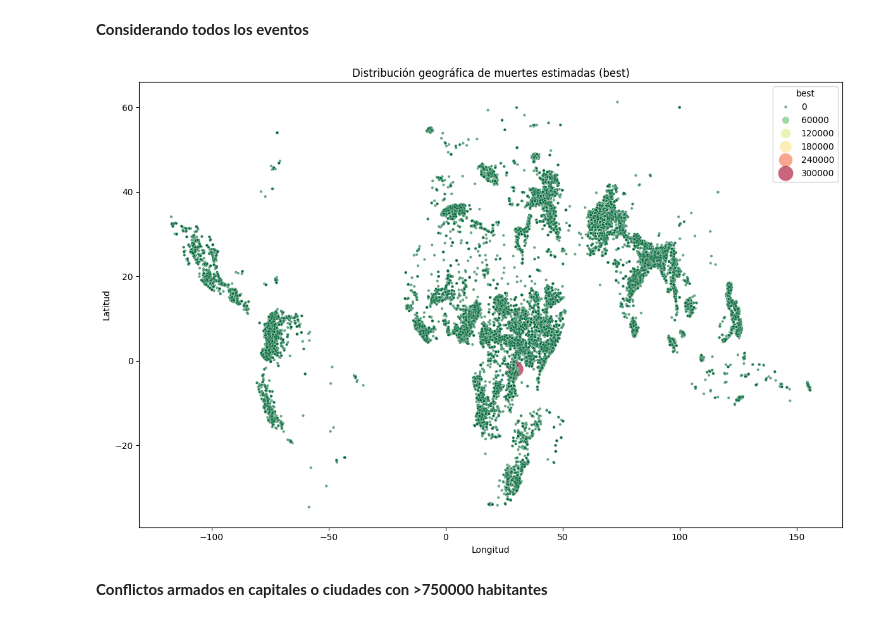
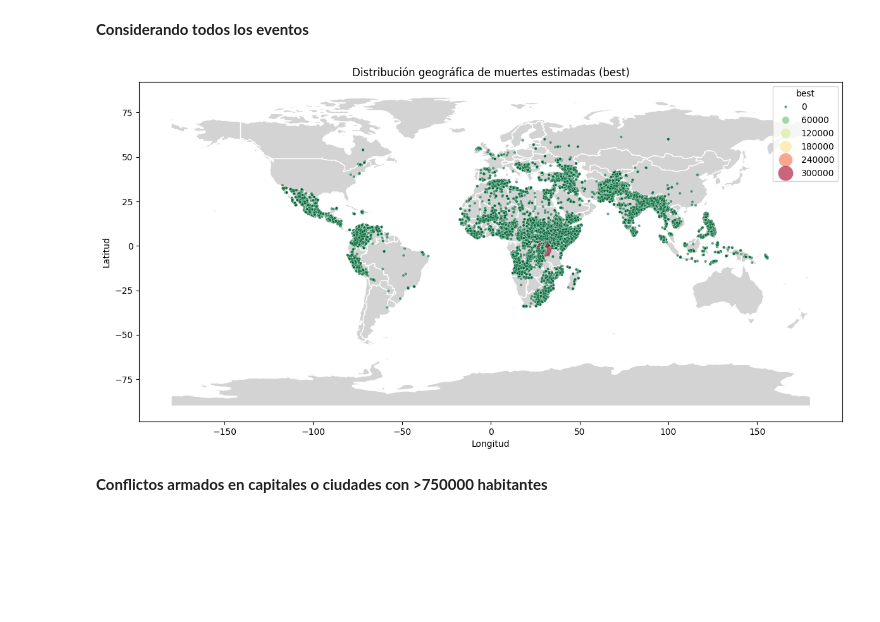
Before and after one commit to SantiagoCasado/CEIA_Analisis_Datos, a Jupyter notebook: add_tp1.ipynb, the cells around one changed output. Saved outputs shown, nothing was run; the diff lists cells and outputs as text; code cells hidden in the pictures; blank space fills up the shorter version.

Commit message:
carga de mapas "Distribución geográfica de muertes estimadas (best)"

```diff
--- a/add_tp1.ipynb
+++ b/add_tp1.ipynb
@@ -793,28 +794,39 @@ Observaciones:
 #### c. Distribución geográfica de muertes estimadas por evento
 # %% [markdown]
 **Considerando todos los eventos**
-# %%
-plt.figure(figsize=(12,8))
-scatter = sns.scatterplot(
-    x='longitude',
-    y='latitude',
-    hue='best',
-    size='best',
-    data=df_cace,
-    palette='RdYlGn_r',  # verde (0 muertes) a rojo (más muertes)
-    sizes=(10, 300),     # 10 (tamaño cero muertes) a 300 (tamaño 300000 muertes)
-    alpha=0.6,
-    legend='brief'
-)
-
-plt.title('Distribución geográfica de muertes estimadas (best)')
-plt.xlabel('Longitud')
-plt.ylabel('Latitud')
-
-plt.tight_layout()
-plt.show()
-# %% [output]
-[figure, removed]
+# %%
+# 1. Cargar shapefile desde la carpeta local
+world = gpd.read_file(r"C:\Users\danie\OneDrive\IA\AdD\CEIA_Analisis_Datos\110m_cultural\ne_110m_admin_0_countries.shp")
+
+# 2. Crear figura
+plt.figure(figsize=(12, 8))
+
+# 3. Plotear el mapa base
+world.plot(ax=plt.gca(), color="lightgray", edgecolor="white")
+
+# 4. Agregar scatterplot de tus datos
+scatter = sns.scatterplot(
+    x='longitude',
+    y='latitude',
+    hue='best',
+    size='best',
+    data=df_cace,
+    palette='RdYlGn_r',
+    sizes=(10, 300),
+    alpha=0.6,
+    legend='brief',
+    ax=plt.gca()
+)
+
+# 5. Etiquetas y título
+plt.title('Distribución geográfica de muertes estimadas (best)')
+plt.xlabel('Longitud')
+plt.ylabel('Latitud')
+
+plt.tight_layout()
+plt.show()
+# %% [output]
+[figure, added]
 # %% [markdown]
 **Conflictos armados en capitales o ciudades con >750000 habitantes**
 # %%
```
Also changed, not shown: parts of 1 cell of this notebook.
